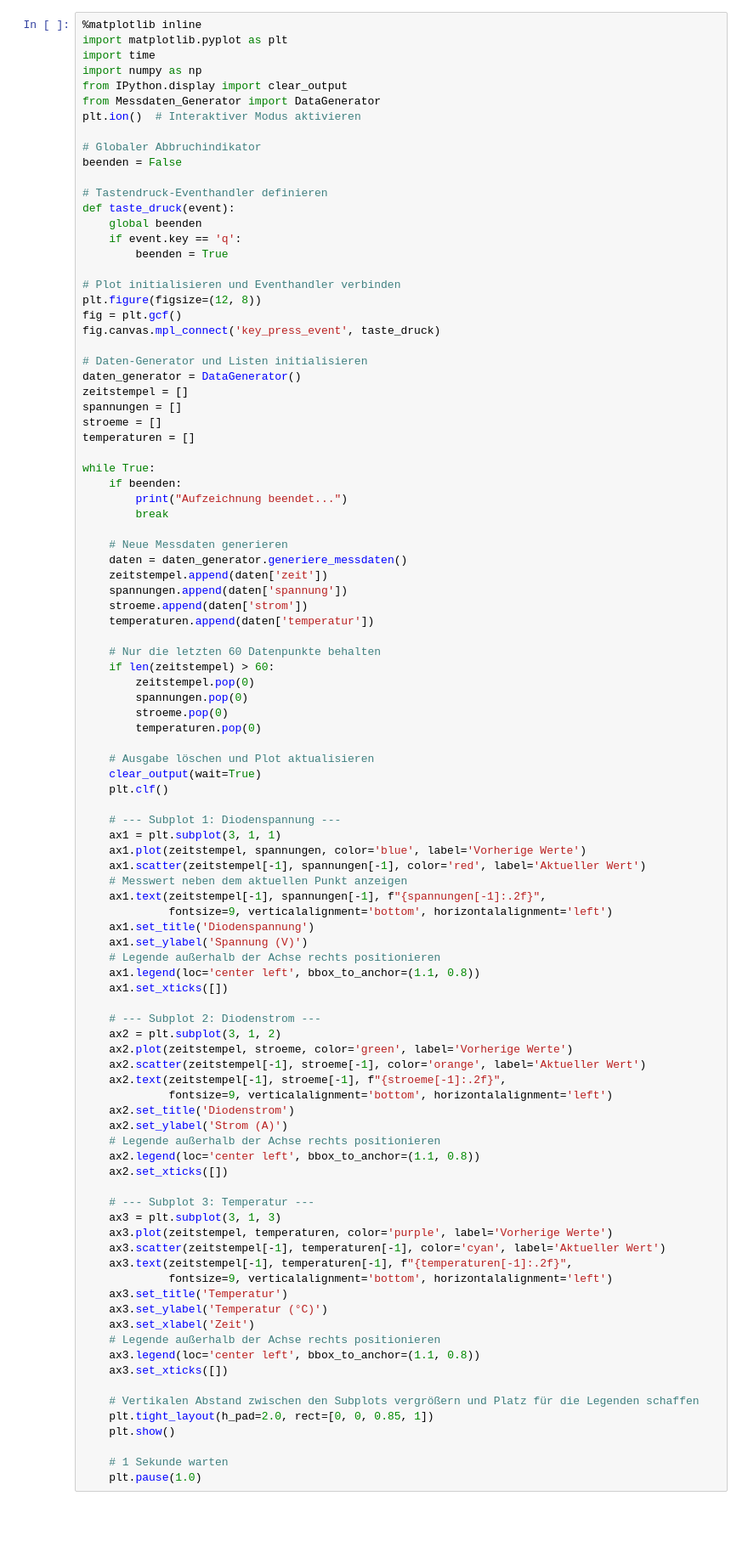
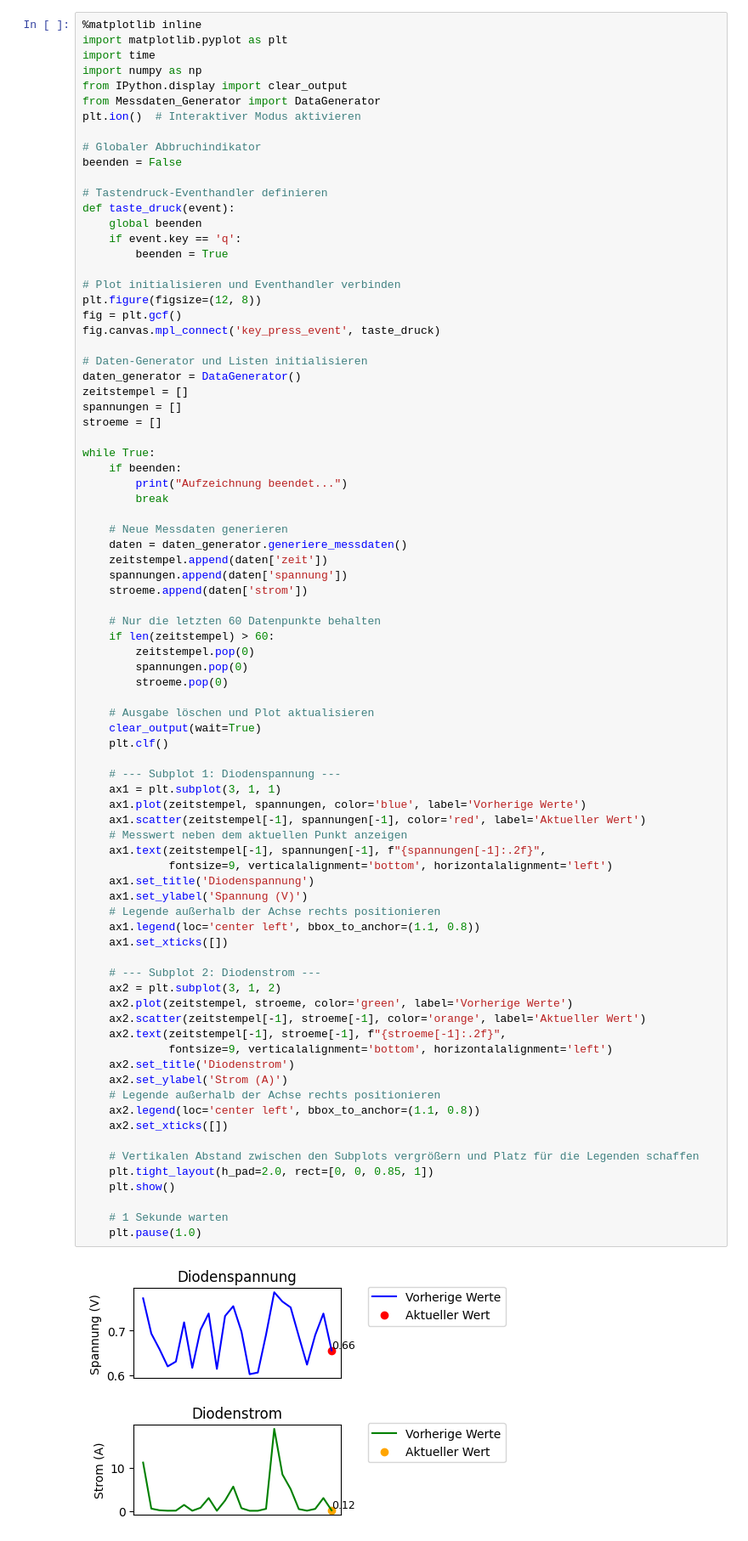
Before and after one commit to MSY-Walter/OurDAQ, a Jupyter notebook: src/Messdaten_Visualisierung.ipynb, the cells around one changed output. Shown: that part at 85% size. Drawn from its saved outputs; the diff is of its cells as text; blank space fills up the shorter version.

Commit message:
Funktionsgenerator.ipynb neu hinzufügen, Visualisierung für Temperatur löschen

```diff
--- a/src/Messdaten_Visualisierung.ipynb
+++ b/src/Messdaten_Visualisierung.ipynb
@@ -26,7 +26,6 @@ daten_generator = DataGenerator()
 zeitstempel = []
 spannungen = []
 stroeme = []
-temperaturen = []
 
 while True:
     if beenden:
@@ -38,14 +37,12 @@ while True:
     zeitstempel.append(daten['zeit'])
     spannungen.append(daten['spannung'])
     stroeme.append(daten['strom'])
-    temperaturen.append(daten['temperatur'])
 
     # Nur die letzten 60 Datenpunkte behalten
     if len(zeitstempel) > 60:
         zeitstempel.pop(0)
         spannungen.pop(0)
         stroeme.pop(0)
-        temperaturen.pop(0)
 
     # Ausgabe löschen und Plot aktualisieren
     clear_output(wait=True)
@@ -55,43 +52,32 @@ while True:
     ax1 = plt.subplot(3, 1, 1)
     ax1.plot(zeitstempel, spannungen, color='blue', label='Vorherige Werte')
     ax1.scatter(zeitstempel[-1], spannungen[-1], color='red', label='Aktueller Wert')
     # Messwert neben dem aktuellen Punkt anzeigen
     ax1.text(zeitstempel[-1], spannungen[-1], f"{spannungen[-1]:.2f}",
              fontsize=9, verticalalignment='bottom', horizontalalignment='left')
     ax1.set_title('Diodenspannung')
     ax1.set_ylabel('Spannung (V)')
     # Legende außerhalb der Achse rechts positionieren
     ax1.legend(loc='center left', bbox_to_anchor=(1.1, 0.8))
     ax1.set_xticks([])
 
     # --- Subplot 2: Diodenstrom ---
     ax2 = plt.subplot(3, 1, 2)
     ax2.plot(zeitstempel, stroeme, color='green', label='Vorherige Werte')
     ax2.scatter(zeitstempel[-1], stroeme[-1], color='orange', label='Aktueller Wert')
     ax2.text(zeitstempel[-1], stroeme[-1], f"{stroeme[-1]:.2f}",
              fontsize=9, verticalalignment='bottom', horizontalalignment='left')
     ax2.set_title('Diodenstrom')
     ax2.set_ylabel('Strom (A)')
     # Legende außerhalb der Achse rechts positionieren
     ax2.legend(loc='center left', bbox_to_anchor=(1.1, 0.8))
     ax2.set_xticks([])
 
-    # --- Subplot 3: Temperatur ---
-    ax3 = plt.subplot(3, 1, 3)
-    ax3.plot(zeitstempel, temperaturen, color='purple', label='Vorherige Werte')
-    ax3.scatter(zeitstempel[-1], temperaturen[-1], color='cyan', label='Aktueller Wert')
-    ax3.text(zeitstempel[-1], temperaturen[-1], f"{temperaturen[-1]:.2f}",
-             fontsize=9, verticalalignment='bottom', horizontalalignment='left')
-    ax3.set_title('Temperatur')
-    ax3.set_ylabel('Temperatur (°C)')
-    ax3.set_xlabel('Zeit')
-    # Legende außerhalb der Achse rechts positionieren
-    ax3.legend(loc='center left', bbox_to_anchor=(1.1, 0.8))
-    ax3.set_xticks([])
-
     # Vertikalen Abstand zwischen den Subplots vergrößern und Platz für die Legenden schaffen
     plt.tight_layout(h_pad=2.0, rect=[0, 0, 0.85, 1])
     plt.show()
 
     # 1 Sekunde warten
     plt.pause(1.0)
+# %% [output]
+[figure, added]
```
Also changed, not shown: 4 other files.
